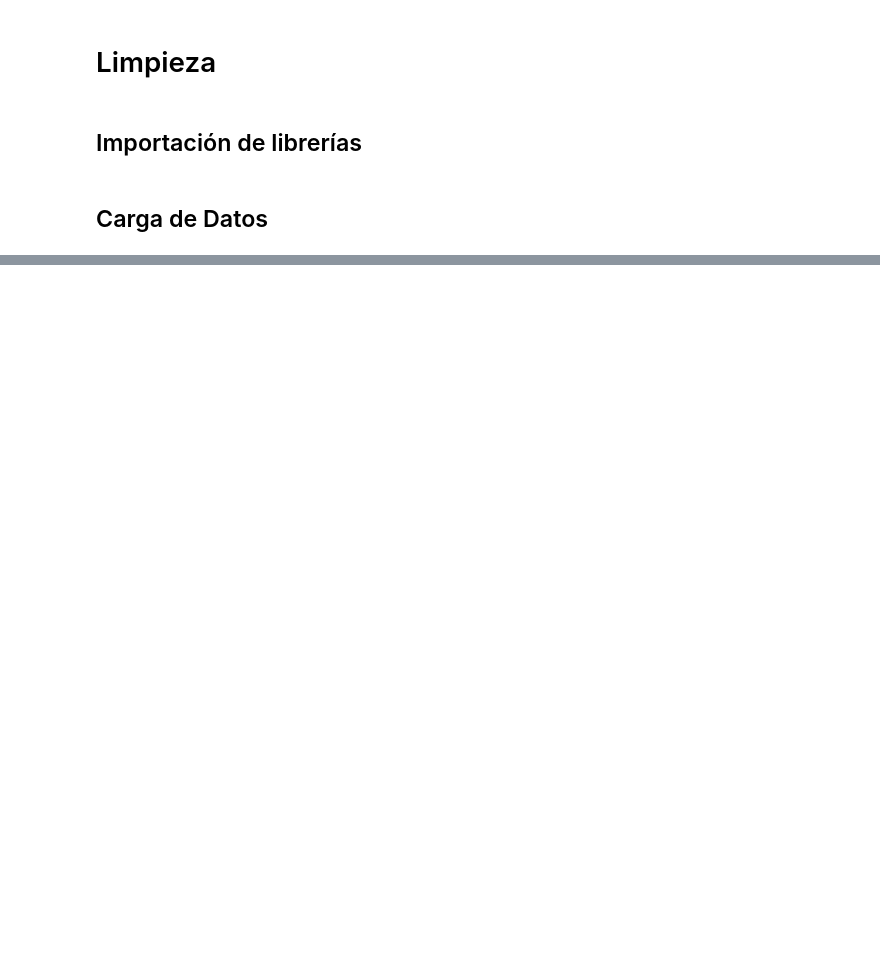
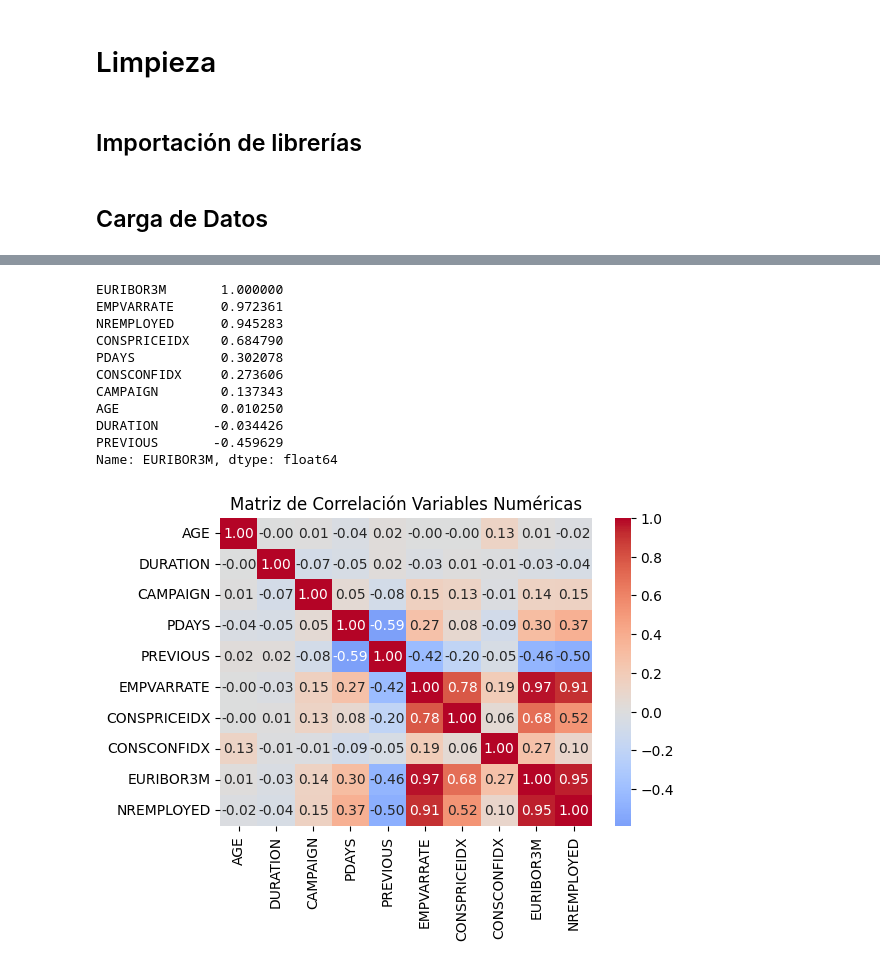
Before and after one commit to PalomaDA/DataProyect_EDA_Python, a Jupyter notebook: 02-limpieza.ipynb, the cells around one changed output, grey strips where cells are left out. Drawn from its saved outputs; the diff is of its cells as text; code cells hidden in the pictures; blank space fills up the shorter version.

```diff
--- a/02-limpieza.ipynb
+++ b/02-limpieza.ipynb
@@ -27,0 +81,28 @@ df_customer.sample(2)
+# %%
+# Seleccionamos solo columnas numéricas
+numeric_cols = df_bank.select_dtypes(include=['float64', 'int64']).columns
+
+# Calcula la matriz de correlación
+corr_matrix = df_bank[numeric_cols].corr()
+
+# Muestramos las correlaciones de EURIBOR3M con otras numéricas
+print(corr_matrix['EURIBOR3M'].sort_values(ascending=False))
+
+# Visualizamos la matriz completa en un heatmap
+plt.figure(figsize=(6,4))
+sns.heatmap(corr_matrix, annot=True, fmt=".2f", cmap='coolwarm', center=0)
+plt.title("Matriz de Correlación Variables Numéricas")
+plt.show()
+# %% [output]
+EURIBOR3M       1.000000
+EMPVARRATE      0.972361
+NREMPLOYED      0.945283
+CONSPRICEIDX    0.684790
+PDAYS           0.302078
+CONSCONFIDX     0.273606
+CAMPAIGN        0.137343
+AGE             0.010250
+DURATION       -0.034426
+PREVIOUS       -0.459629
+Name: EURIBOR3M, dtype: float64
+[figure, added]
```
Also changed, not shown: parts of 41 cells of this notebook, 13 other files.
